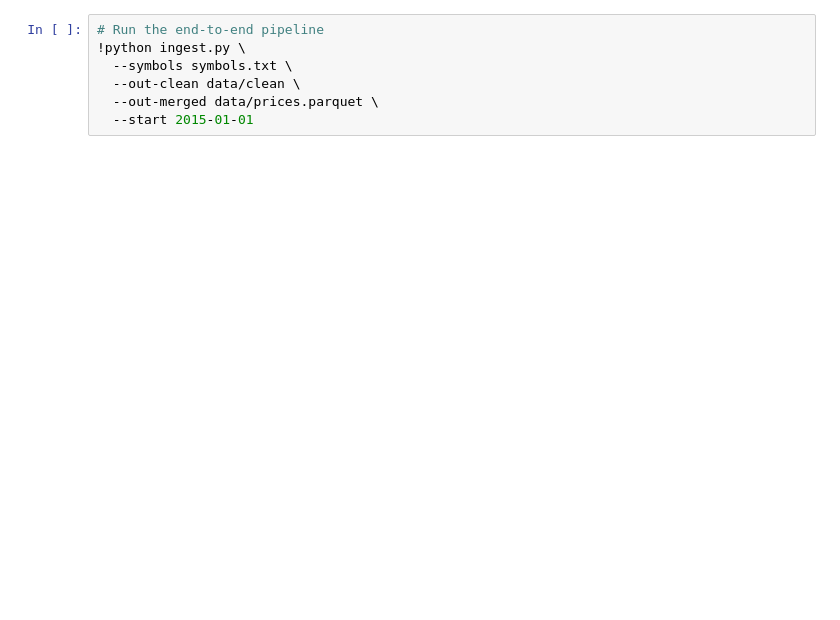
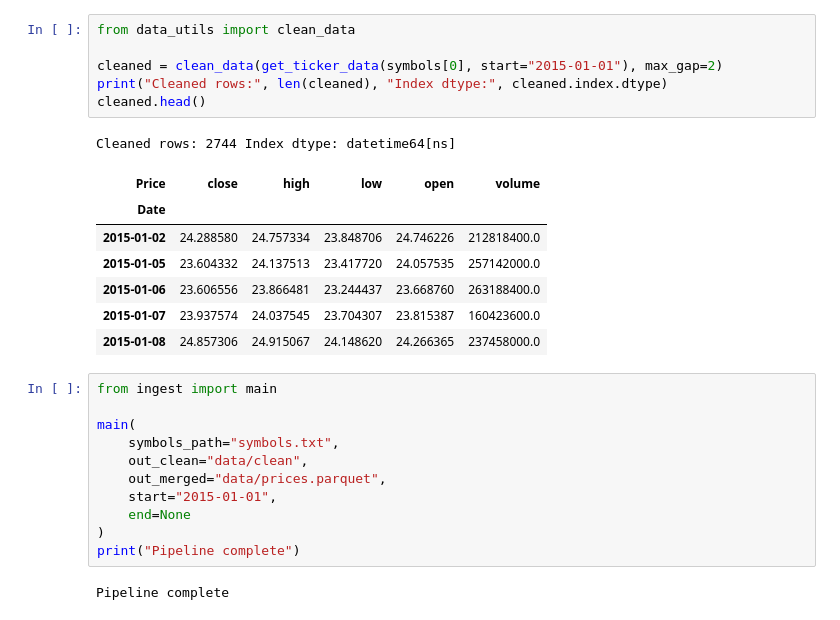
Before and after one commit to Yusef-A/Market-Data-Pipeline-Descriptive-Analytics, a Jupyter notebook: project_1_data_pipeline.ipynb, the cells around one changed output. Cells and saved outputs as stored; diff of their text form; blank space fills up the shorter version.

```diff
--- a/project_1_data_pipeline.ipynb
+++ b/project_1_data_pipeline.ipynb
@@ -8,10 +44,31 @@ This notebook runs the full ingestion→cleaning→storage pipeline via our `ing
+# %%
+from data_utils import clean_data
+
+cleaned = clean_data(get_ticker_data(symbols[0], start="2015-01-01"), max_gap=2)
+print("Cleaned rows:", len(cleaned), "Index dtype:", cleaned.index.dtype)
+cleaned.head()
+# %% [output]
+Cleaned rows: 2744 Index dtype: datetime64[ns]
+| Price | close | high | low | open | volume |
+| Date |  |  |  |  |  |
+| 2015-01-02 | 24.288580 | 24.757334 | 23.848706 | 24.746226 | 212818400.0 |
+| 2015-01-05 | 23.604332 | 24.137513 | 23.417720 | 24.057535 | 257142000.0 |
+| 2015-01-06 | 23.606556 | 23.866481 | 23.244437 | 23.668760 | 263188400.0 |
+| 2015-01-07 | 23.937574 | 24.037545 | 23.704307 | 23.815387 | 160423600.0 |
+| 2015-01-08 | 24.857306 | 24.915067 | 24.148620 | 24.266365 | 237458000.0 |
 # %%
-# Run the end‐to‐end pipeline
-!python ingest.py \
-  --symbols symbols.txt \
-  --out-clean data/clean \
-  --out-merged data/prices.parquet \
-  --start 2015-01-01
+from ingest import main
+
+main(
+    symbols_path="symbols.txt",
+    out_clean="data/clean",
+    out_merged="data/prices.parquet",
+    start="2015-01-01",
+    end=None
+)
+print("Pipeline complete")
+# %% [output]
+Pipeline complete
 # %%
 import pandas as pd
 
```
Also changed, not shown: parts of 10 cells of this notebook, 11 other files.
